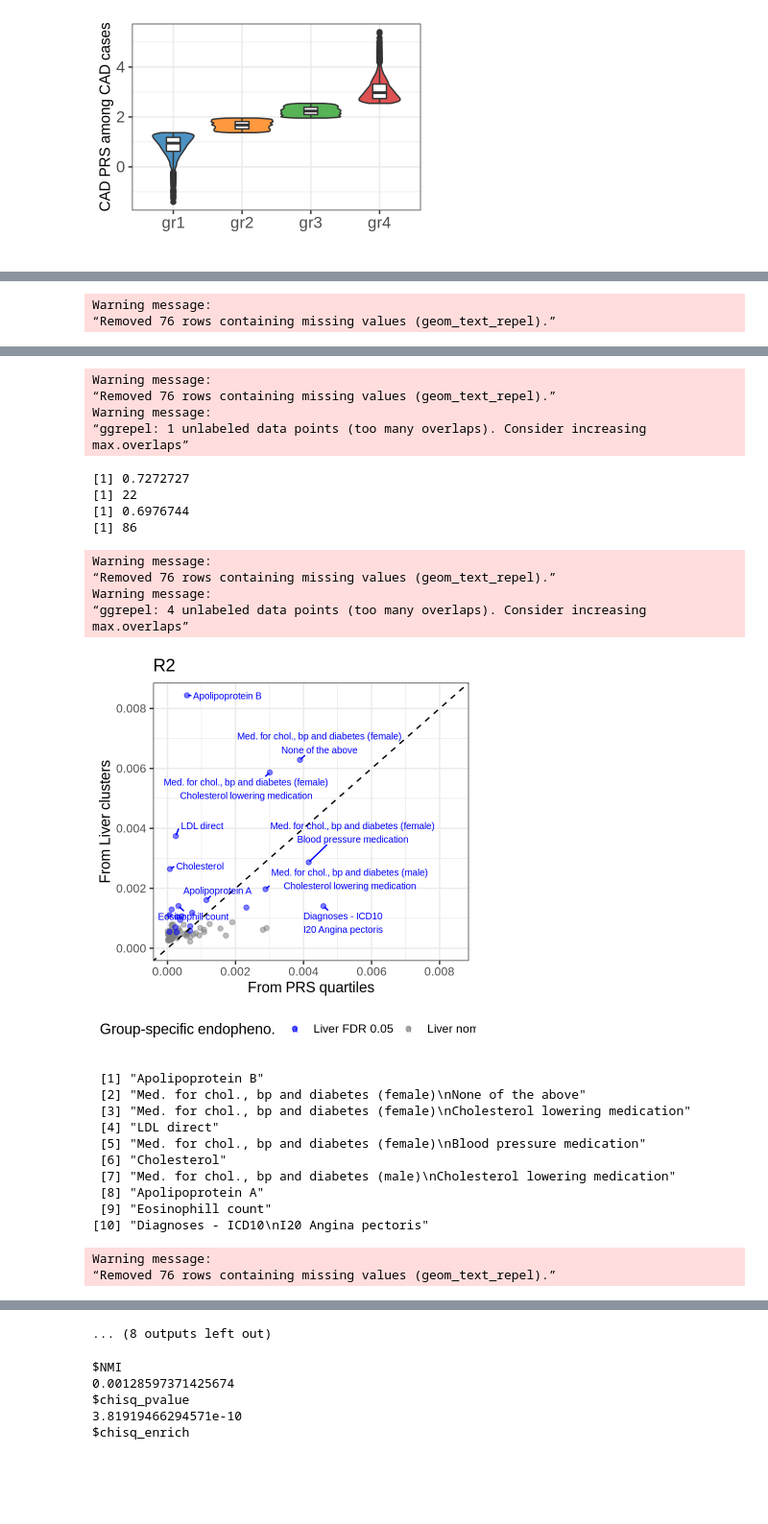
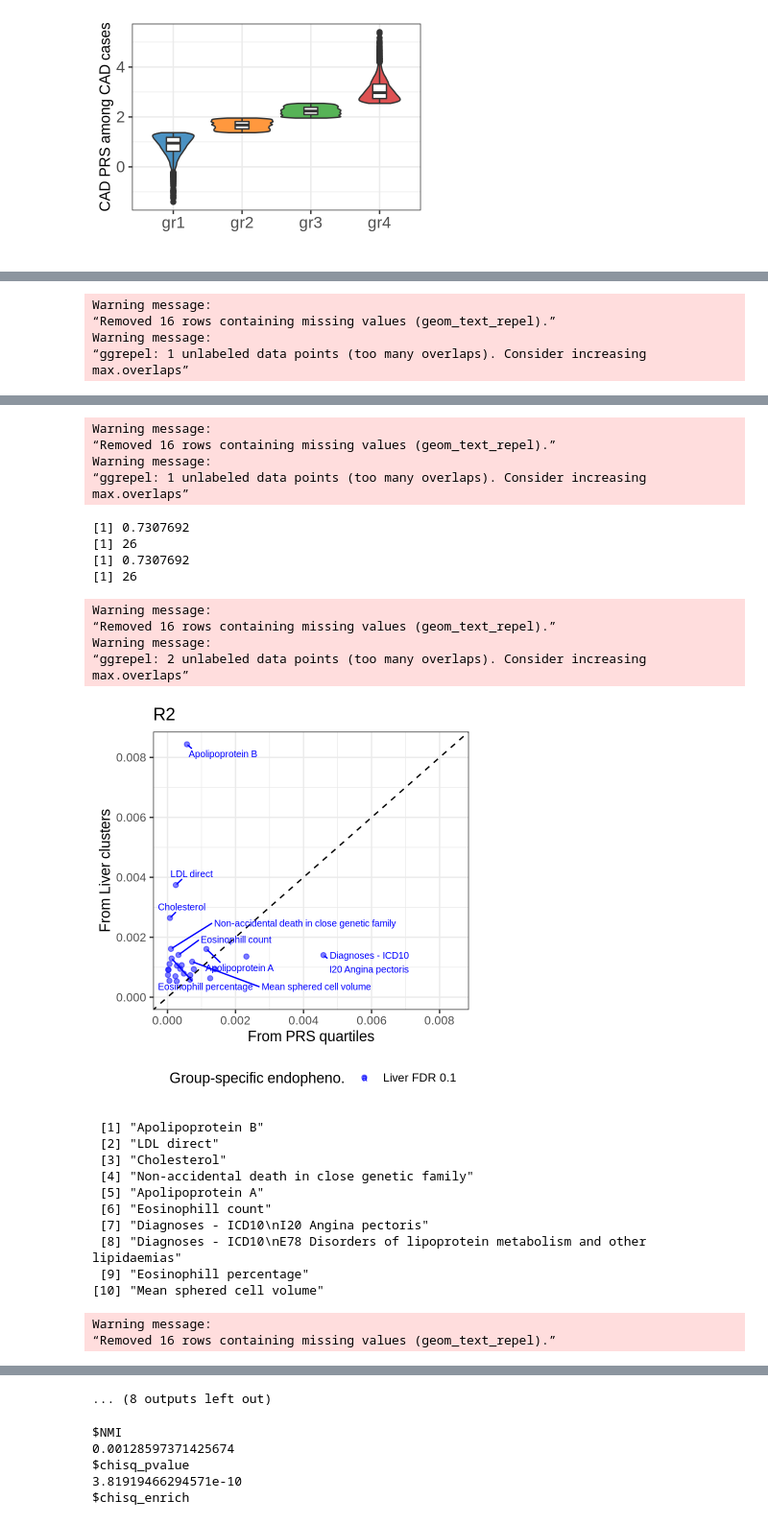
Before and after one commit to zillerlab/CASTom-iGEx_Paper, a Jupyter notebook: jupyter_notebook/CAD_clustering/Compare_Cluster_PRS.ipynb, the cells around one changed output, grey strips where cells are left out. Shown at 96% size. Cells and saved outputs as stored; diff of their text form; code cells hidden in the pictures; blank space fills up the shorter version.

```diff
--- a/jupyter_notebook/CAD_clustering/Compare_Cluster_PRS.ipynb
+++ b/jupyter_notebook/CAD_clustering/Compare_Cluster_PRS.ipynb
@@ -27,7 +27,7 @@ fold_tissue <- "OUTPUT_GTEx/predict_CAD/Liver/200kb/CAD_GWAS_bin5e-2/UKBB/devgen
 out_tissue <- get(load(sprintf('%s/tscore_corrPCs_zscaled_clusterCases_PGmethod_HKmetric.RData', fold_tissue)))
 gene_tissue <- get(load(sprintf('%s/tscoreOriginal_corrPCs_tscoreClusterCases_featAssociation.RData', fold_tissue)))
 path_tissue <- get(load(sprintf('%s/pathOriginal_filtJS0.2_corrPCs_tscoreClusterCases_featAssociation.RData', fold_tissue)))
-endop_tissue <- read_tsv(sprintf('%s/filter_endopheno/Integrated_analysis_v2_all_groupwise_endophenotypes_v2.txt', fold_tissue), show_col_types = FALSE)
+endop_tissue <- read_tsv(sprintf('%s/filter_endopheno/tscore_corrPCs_zscaled_clusterCases_PGmethod_HKmetric_phenoAssociation_GLM_combined_keepPhenoClass.txt', fold_tissue), show_col_types = FALSE)
 endop_variance_tissue_wm <- read_tsv(sprintf('%s/rescaleCont_withMedication_tscore_corrPCs_zscaled_clusterCases_group_phenotype_R2.txt', fold_tissue), show_col_types = FALSE)
 endop_variance_tissue_wom <- read_tsv(sprintf('%s/rescaleCont_withoutMedication_tscore_corrPCs_zscaled_clusterCases_group_phenotype_R2.txt', fold_tissue), show_col_types = FALSE)
 
@@ -40,14 +40,14 @@ PRS_res$Individual_ID <- paste0("X", PRS_res$FID)
 out_PRSdec <- get(load(sprintf('%s/PRS_CAD_UKBB_Cases_deciles.RData', fold_PRS)))
 gene_PRSdec <- get(load(sprintf('%s/tscoreOriginal_corrPCs_PRS_decilesClusterCases_featAssociation.RData', fold_PRS)))
 path_PRSdec <- get(load(sprintf('%s/pathOriginal_filtJS0.2_corrPCs_PRS_decilesClusterCases_featAssociation.RData', fold_PRS)))
-endop_PRSdec <- read_tsv(sprintf('%s/filter_endopheno/Integrated_analysis_v2_all_groupwise_endophenotypes_PRS_deciles_cases_v2.txt', fold_PRS), show_col_types = FALSE)
+endop_PRSdec <- read_tsv(sprintf('%s/filter_endopheno/PRS_deciles_clusterCases_PGmethod_HKmetric_phenoAssociation_GLM_combined_keepPhenoClass.txt', fold_PRS), show_col_types = FALSE)
 endop_variance_PRSdec_wm <- read_tsv(sprintf('%s/rescaleCont_withMedication_PRS_deciles_clusterCases_group_phenotype_R2.txt', fold_PRS), show_col_types = FALSE)
 endop_variance_PRSdec_wom <- read_tsv(sprintf('%s/rescaleCont_withoutMedication_PRS_deciles_clusterCases_group_phenotype_R2.txt', fold_PRS), show_col_types = FALSE)
 
 out_PRSqua <- get(load(sprintf('%s/PRS_CAD_UKBB_Cases_quantiles.RData', fold_PRS)))
 gene_PRSqua <- get(load(sprintf('%s/tscoreOriginal_corrPCs_PRS_quantilesClusterCases_featAssociation.RData', fold_PRS)))
 path_PRSqua <- get(load(sprintf('%s/pathOriginal_filtJS0.2_corrPCs_PRS_quantilesClusterCases_featAssociation.RData', fold_PRS)))
-endop_PRSqua <- read_tsv(sprintf('%s/filter_endopheno/Integrated_analysis_v2_all_groupwise_endophenotypes_PRS_quantiles_cases_v2.txt', fold_PRS), show_col_types = FALSE)
+endop_PRSqua <- read_tsv(sprintf('%s/filter_endopheno/PRS_quantiles_clusterCases_PGmethod_HKmetric_phenoAssociation_GLM_combined_keepPhenoClass.txt', fold_PRS), show_col_types = FALSE)
 endop_variance_PRSqua_wm <- read_tsv(sprintf('%s/rescaleCont_withMedication_PRS_quantiles_clusterCases_group_phenotype_R2.txt', fold_PRS), show_col_types = FALSE)
 endop_variance_PRSqua_wom <- read_tsv(sprintf('%s/rescaleCont_withoutMedication_PRS_quantiles_clusterCases_group_phenotype_R2.txt', fold_PRS), show_col_types = FALSE)
 
@@ -691,13 +785,15 @@ plot_PRS_dist_PRS_partition(out_PRSqua, PRS_res, outFold, "PRS quartiles cluster
 # %%
 # plot variance explained
 options(repr.plot.width = 4, repr.plot.height = 4.2, repr.plot.res = 200)
-df <- plot_variance_explained_comparision(endop_tissue,
+df_PRSqua <- plot_variance_explained_comparision(endop_tissue,
     endop_PRSqua,
     endop_variance_tissue,
     endop_variance_PRSqua,
     "Liver",
     "PRS quartiles",
-    var_name = "R2_group")
+    var_name = "R2_group",
+    pval_corr_thr = 0.1,
+    pvalue_thr = 0.001)
 
 df <- plot_variance_explained_comparision(endop_tissue,
     endop_PRSqua,
@@ -705,7 +801,19 @@ df <- plot_variance_explained_comparision(endop_tissue,
     endop_variance_PRSqua,
     "Liver",
     "PRS quartiles",
-    var_name = "Fstat_group")
+    var_name = "Fstat_group",
+    pval_corr_thr = 0.1,
+     pvalue_thr = 0.001)
+
+df_PRS <- plot_variance_explained_comparision(endop_tissue,
+    endop_PRSqua,
+    endop_variance_tissue,
+    endop_variance_PRS,
+    "Liver",
+    "PRS",
+    var_name = "R2_group",
+    pval_corr_thr = 0.1,
+     pvalue_thr = 0.001)
 
 df <- plot_variance_explained_comparision(endop_tissue,
     endop_PRSqua,
@@ -713,14 +821,8 @@ df <- plot_variance_explained_comparision(endop_tissue,
     endop_variance_PRS,
     "Liver",
     "PRS",
-    var_name = "R2_group")
-
-df <- plot_variance_explained_comparision(endop_tissue,
-    endop_PRSqua,
-    endop_variance_tissue,
-    endop_variance_PRS,
-    "Liver",
-    "PRS",
-    var_name = "Fstat_group")
+    var_name = "Fstat_group",
+    pval_corr_thr = 0.1,
+    pvalue_thr = 0.001)
 # %% [output]
  [1] "Apolipoprotein B"
@@ -742,5 +846,7 @@ Warning message:
 Warning message:
-“Removed 76 rows containing missing values (geom_text_repel).”
+“Removed 16 rows containing missing values (geom_text_repel).”
+Warning message:
+“ggrepel: 1 unlabeled data points (too many overlaps). Consider increasing max.overlaps”
  [1] "Apolipoprotein B"
  [2] "LDL direct"
  [3] "Cholesterol"
@@ -754,25 +860,25 @@ Warning message:
 Warning message:
-“Removed 76 rows containing missing values (geom_text_repel).”
+“Removed 16 rows containing missing values (geom_text_repel).”
 Warning message:
 “ggrepel: 1 unlabeled data points (too many overlaps). Consider increasing max.overlaps”
-[1] 0.7272727
-[1] 22
-[1] 0.6976744
-[1] 86
+[1] 0.7307692
+[1] 26
+[1] 0.7307692
+[1] 26
 Warning message:
-“Removed 76 rows containing missing values (geom_text_repel).”
+“Removed 16 rows containing missing values (geom_text_repel).”
 Warning message:
-“ggrepel: 4 unlabeled data points (too many overlaps). Consider increasing max.overlaps”
+“ggrepel: 2 unlabeled data points (too many overlaps). Consider increasing max.overlaps”
-[figure, old version]
+[figure, new version]
  [1] "Apolipoprotein B"
- [2] "Med. for chol., bp and diabetes (female)\nNone of the above"
- [3] "Med. for chol., bp and diabetes (female)\nCholesterol lowering medication"
- [4] "LDL direct"
- [5] "Med. for chol., bp and diabetes (female)\nBlood pressure medication"
- [6] "Cholesterol"
- [7] "Med. for chol., bp and diabetes (male)\nCholesterol lowering medication"
- [8] "Apolipoprotein A"
- [9] "Eosinophill count"
-[10] "Diagnoses - ICD10\nI20 Angina pectoris"
+ [2] "LDL direct"
+ [3] "Cholesterol"
+ [4] "Non-accidental death in close genetic family"
+ [5] "Apolipoprotein A"
+ [6] "Eosinophill count"
+ [7] "Diagnoses - ICD10\nI20 Angina pectoris"
+ [8] "Diagnoses - ICD10\nE78 Disorders of lipoprotein metabolism and other lipidaemias"
+ [9] "Eosinophill percentage"
+[10] "Mean sphered cell volume"
 Warning message:
-“Removed 76 rows containing missing values (geom_text_repel).”
+“Removed 16 rows containing missing values (geom_text_repel).”
```
Also changed, not shown: parts of 10 cells of this notebook.
